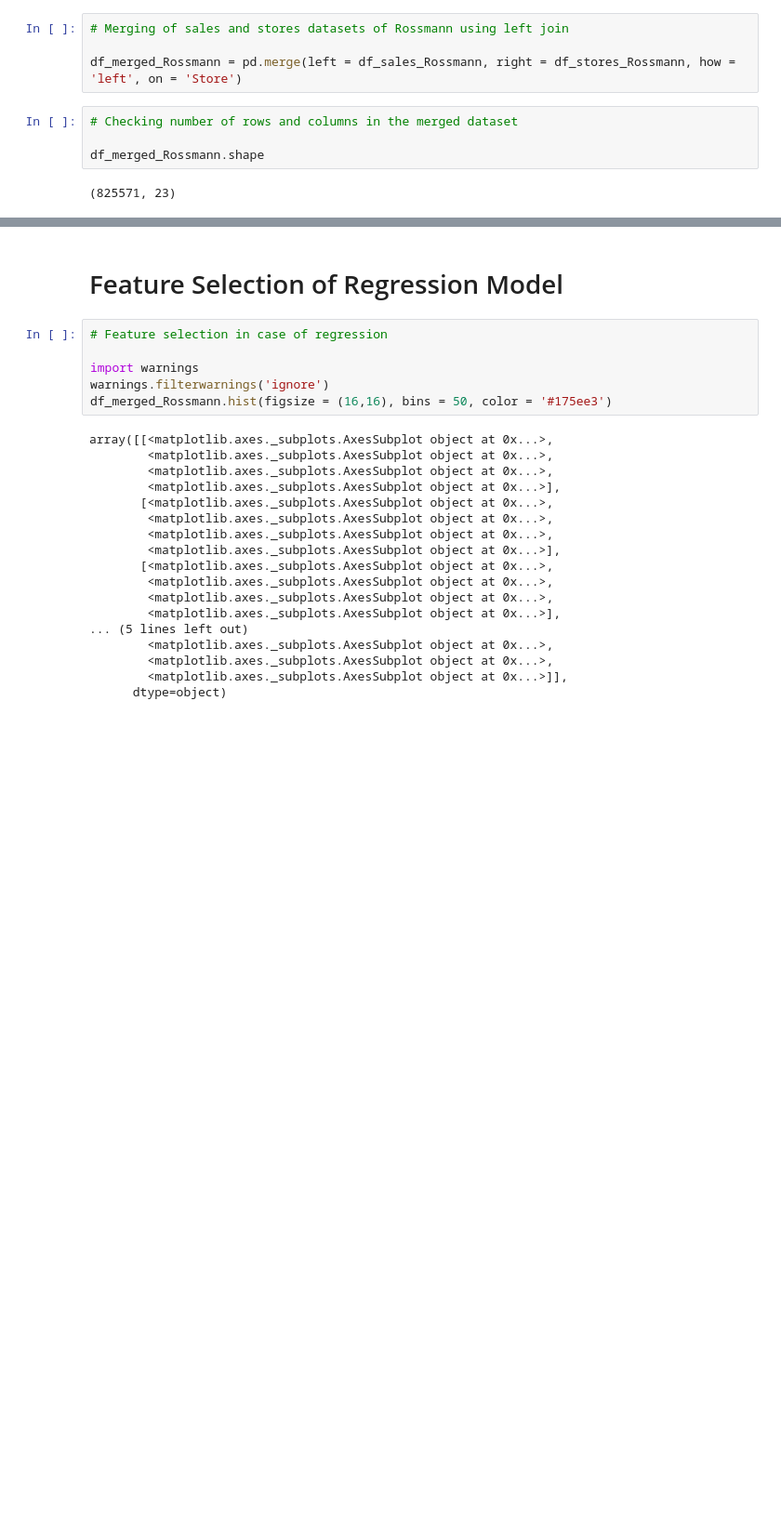
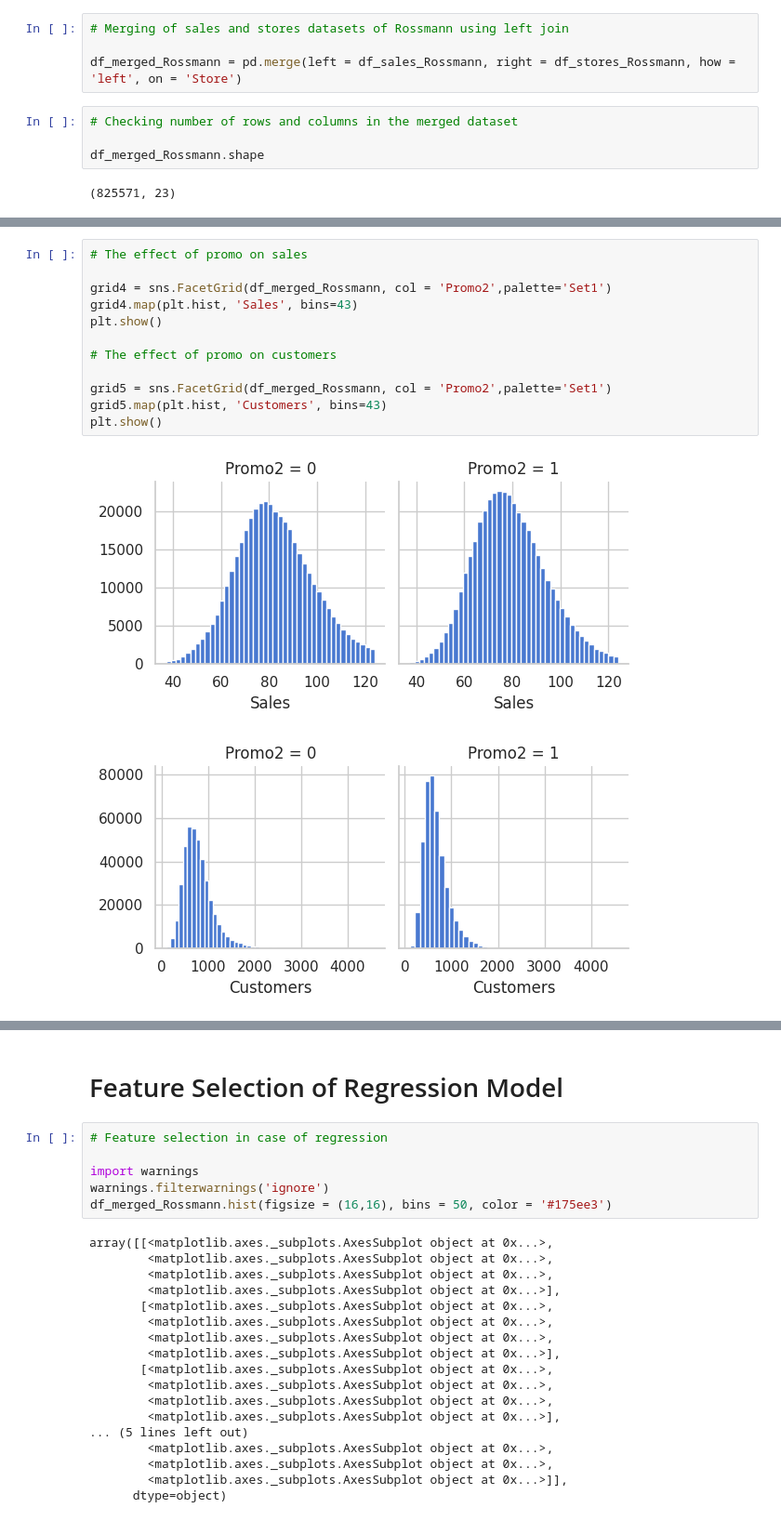
Before and after one commit to saptaksubhra/Regression-ML-Retail-Sales-Prediction-Rossmann, a Jupyter notebook: Rossmann_Sales_Prediction_Final_Notebook_Capstone_Project.ipynb, the cells around one changed output, grey strips where cells are left out. Shown at 93% size. Drawn from its saved outputs; the diff is of its cells as text; blank space fills up the shorter version.

```diff
--- a/Rossmann_Sales_Prediction_Final_Notebook_Capstone_Project.ipynb
+++ b/Rossmann_Sales_Prediction_Final_Notebook_Capstone_Project.ipynb
@@ -1217,0 +1286,15 @@ df_merged_Rossmann.head()
+# %%
+# The effect of promo on sales
+
+grid4 = sns.FacetGrid(df_merged_Rossmann, col = 'Promo2',palette='Set1')
+grid4.map(plt.hist, 'Sales', bins=43)
+plt.show()
+
+# The effect of promo on customers
+
+grid5 = sns.FacetGrid(df_merged_Rossmann, col = 'Promo2',palette='Set1')
+grid5.map(plt.hist, 'Customers', bins=43)
+plt.show()
+# %% [output]
+[figure, added]
+[figure, added]
```
Also changed, not shown: parts of 54 cells of this notebook.
